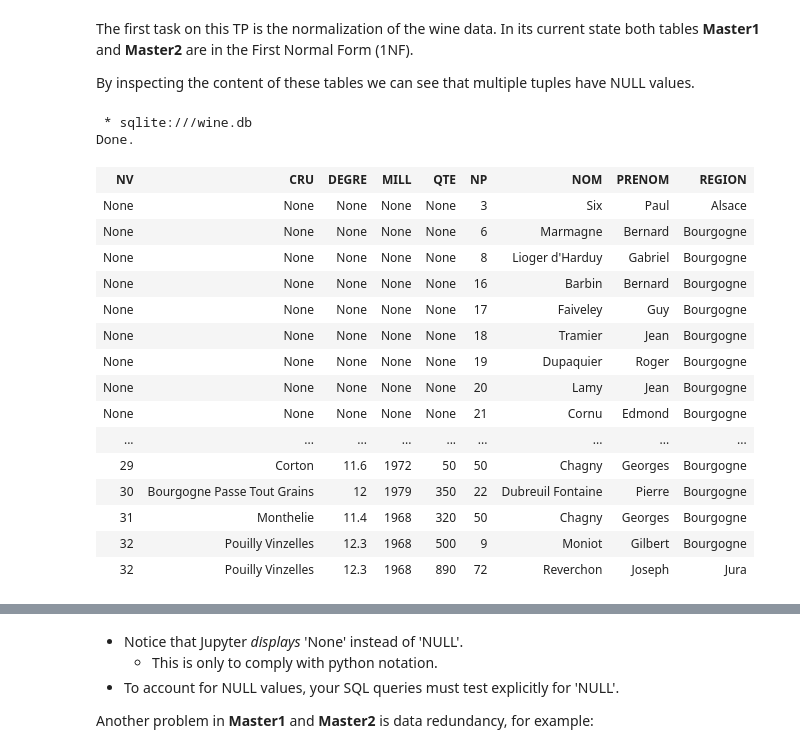
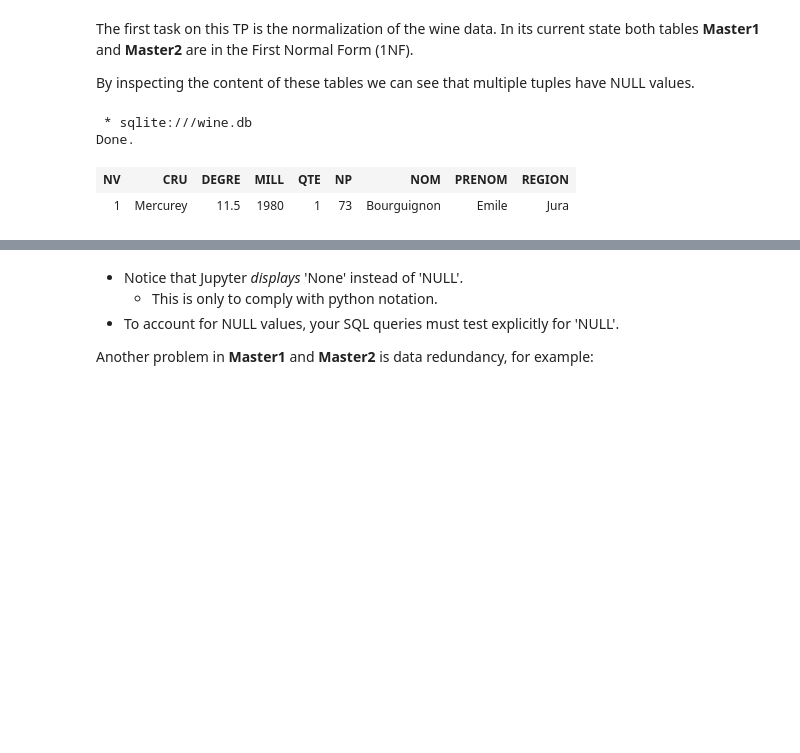
Before and after one commit to AlexPeterBec/MS-Portfolio, a Jupyter notebook: INF725 - DB Hands On/DB-TP2.ipynb, the cells around one changed output, grey strips where cells are left out. Cells and saved outputs as stored; diff of their text form; code cells hidden in the pictures; blank space fills up the shorter version.

```diff
--- a/INF725 - DB Hands On/DB-TP2.ipynb
+++ b/INF725 - DB Hands On/DB-TP2.ipynb
@@ -122,26 +122,13 @@ By inspecting the content of these tables we can see that multiple tuples have N
 # %%
 %%sql SELECT *
 FROM Master1
+WHERE NP = '73'
 LIMIT 100;
 # %% [output]
  * sqlite:///wine.db
 Done.
 | NV | CRU | DEGRE | MILL | QTE | NP | NOM | PRENOM | REGION |
-| None | None | None | None | None | 3 | Six | Paul | Alsace |
-| None | None | None | None | None | 6 | Marmagne | Bernard | Bourgogne |
-| None | None | None | None | None | 8 | Lioger d'Harduy | Gabriel | Bourgogne |
-| None | None | None | None | None | 16 | Barbin | Bernard | Bourgogne |
-| None | None | None | None | None | 17 | Faiveley | Guy | Bourgogne |
-| None | None | None | None | None | 18 | Tramier | Jean | Bourgogne |
-| None | None | None | None | None | 19 | Dupaquier | Roger | Bourgogne |
-| None | None | None | None | None | 20 | Lamy | Jean | Bourgogne |
-| None | None | None | None | None | 21 | Cornu | Edmond | Bourgogne |
-| ... | ... | ... | ... | ... | ... | ... | ... | ... |
-| 29 | Corton | 11.6 | 1972 | 50 | 50 | Chagny | Georges | Bourgogne |
-| 30 | Bourgogne Passe Tout Grains | 12 | 1979 | 350 | 22 | Dubreuil Fontaine | Pierre | Bourgogne |
-| 31 | Monthelie | 11.4 | 1968 | 320 | 50 | Chagny | Georges | Bourgogne |
-| 32 | Pouilly Vinzelles | 12.3 | 1968 | 500 | 9 | Moniot | Gilbert | Bourgogne |
-| 32 | Pouilly Vinzelles | 12.3 | 1968 | 890 | 72 | Reverchon | Joseph | Jura |
+| 1 | Mercurey | 11.5 | 1980 | 1 | 73 | Bourguignon | Emile | Jura |
 # %%
 %%sql SELECT *
 FROM Master2
```
Also changed, not shown: parts of 35 cells of this notebook, 1 other file.
